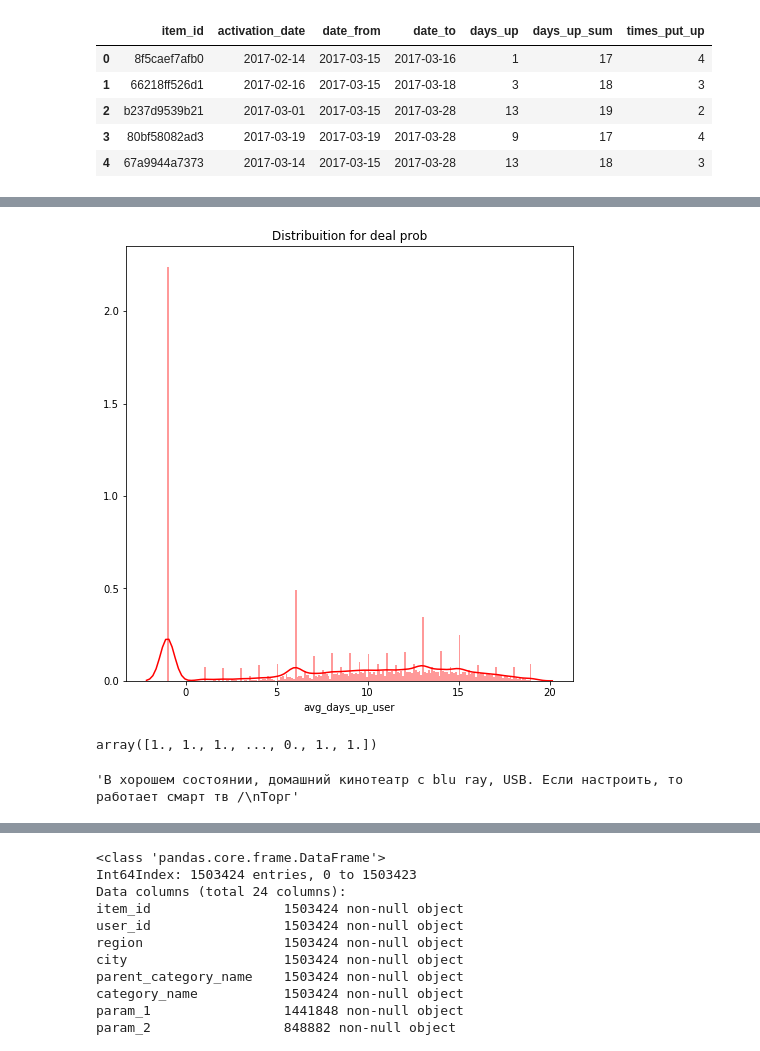
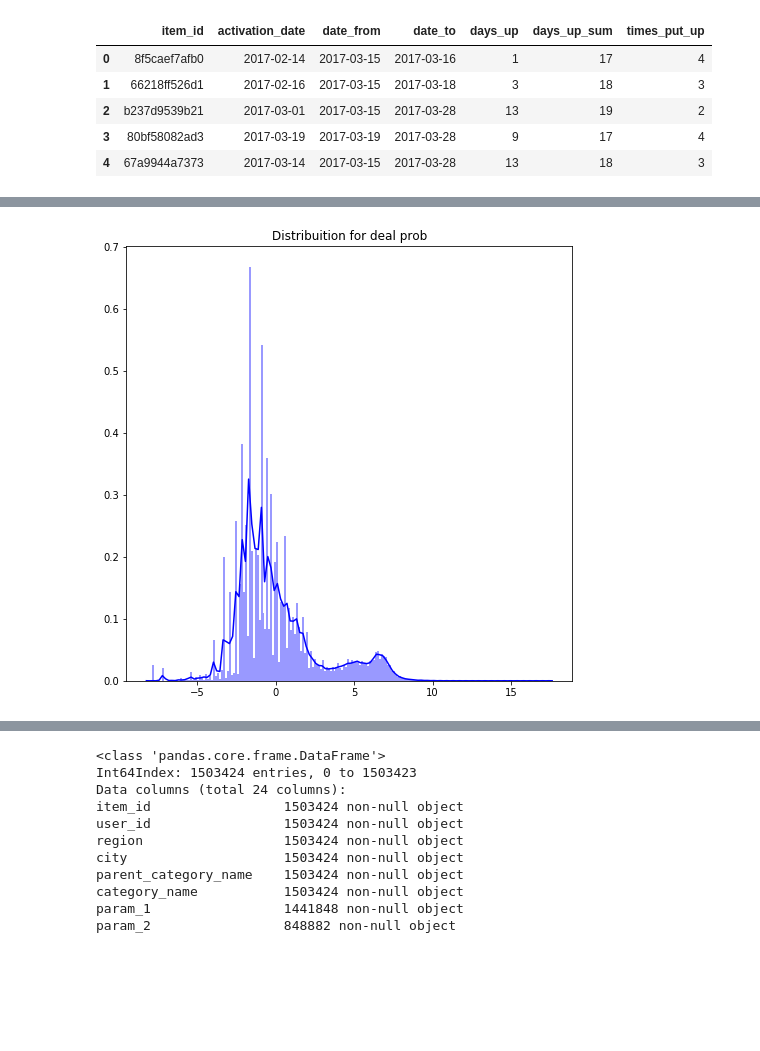
Before and after one commit to antorsae/avito-demand-prediction, a Jupyter notebook: make_feather.ipynb, the cells around one changed output, grey strips where cells are left out. Drawn from its saved outputs; the diff is of its cells as text; code cells hidden in the pictures; blank space fills up the shorter version.

```diff
--- a/make_feather.ipynb
+++ b/make_feather.ipynb
@@ -179,22 +179,12 @@ def rank_gauss(x):
 # %%
 plt.figure(figsize = (8, 8))
 plt.title('Distribuition for deal prob')
 #sns.distplot(df_y_train ,color='green', kde=True,bins=200)
 _price = np.log1p(df_x_train['price'].dropna().values)
 _price -= _price.mean()
-#sns.distplot(_price ,color='blue', kde=True,bins=200)
-sns.distplot(df_x_train['avg_days_up_user'] ,color='red', kde=True,bins=200)
+sns.distplot(_price ,color='blue', kde=True,bins=200)
+#sns.distplot(df_x_train['avg_days_up_user'] ,color='red', kde=True,bins=200)
 
 plt.show()
 # %% [output]
-[figure, old version]
+[figure, new version]
-# %%
-tr_price=np.log1p(df_x_train['price'] ).values
-
-1 - np.isnan(tr_price) * 1.
-# %% [output]
-array([1., 1., 1., ..., 0., 1., 1.])
-# %%
-df_x_train['description'][2]
-# %% [output]
-'В хорошем состоянии, домашний кинотеатр с blu ray, USB. Если настроить, то работает смарт тв /\nТорг'
```
Also changed, not shown: parts of 8 cells of this notebook, 1 other file.
